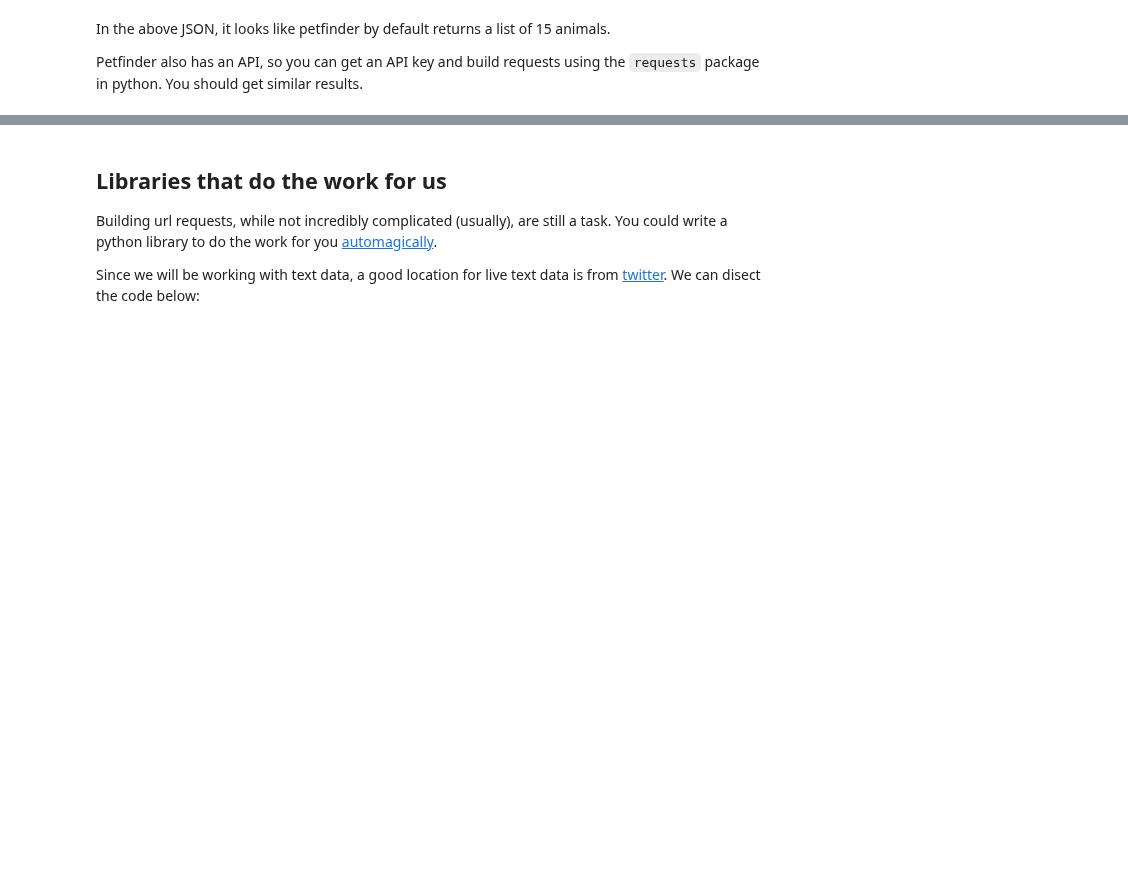
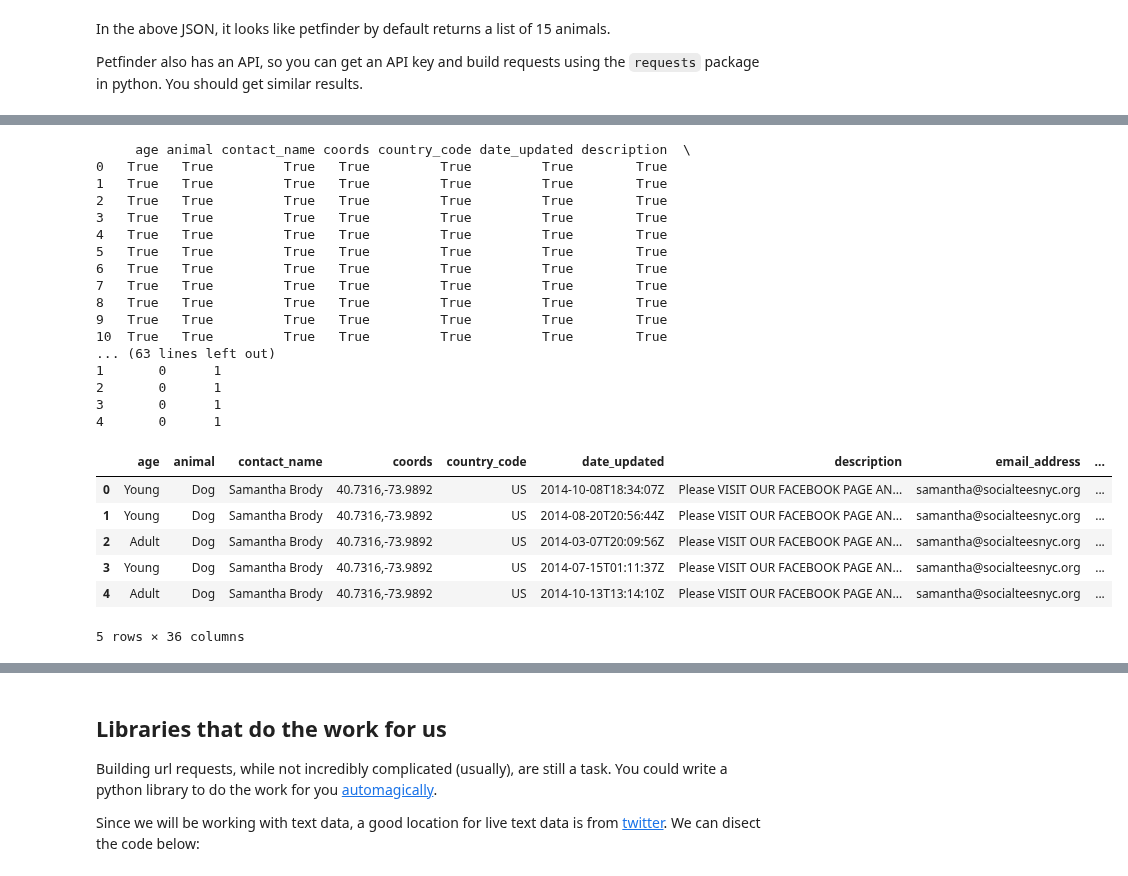
Before and after one commit to podopie/DAT18NYC, a Jupyter notebook: classes/09-text_nltk.ipynb, the cells around one changed output, grey strips where cells are left out. Saved outputs shown, nothing was run; the diff lists cells and outputs as text; code cells hidden in the pictures; blank space fills up the shorter version.

```diff
--- a/classes/09-text_nltk.ipynb
+++ b/classes/09-text_nltk.ipynb
@@ -86,0 +126,6 @@ Petfinder also has an API, so you can get an API key and build requests using th
+# %%
+petdf['is_terrier'] = 0 # let's default to 0, so we only need to update as we recognize values
+petdf.ix[petdf.primary_breed.str.contains('Terrier'), 'is_terrier'] = 1
+petdf.ix[(petdf.secondary_breed.notnull()) & (petdf.secondary_breed.str.contains('Terrier')), 'is_terrier'] = 1
+
+print petdf.groupby('is_terrier').age.count()
@@ -86,0 +154,41 @@ Petfinder also has an API, so you can get an API key and build requests using th
+# %%
+import numpy as np
+
+# simple proof of concept on how concat works; otherwise, ignore
+newdf = pd.concat([petdf[:7], petdf[7:]])
+print newdf == petdf
+# NaN is always false on equality (python gotcha!)
+print
+print 'numpy nan truth check!'
+print np.nan == np.nan
+print
+sizes = pd.get_dummies(petdf['size'])
+print sizes.head()
+
+petdf_wsizes = petdf.join(sizes)
+petdf_wsizes.head()
+# %% [output]
+     age animal contact_name coords country_code date_updated description  \
+0   True   True         True   True         True         True        True
+1   True   True         True   True         True         True        True
+2   True   True         True   True         True         True        True
+3   True   True         True   True         True         True        True
+4   True   True         True   True         True         True        True
+5   True   True         True   True         True         True        True
+6   True   True         True   True         True         True        True
+7   True   True         True   True         True         True        True
+8   True   True         True   True         True         True        True
+9   True   True         True   True         True         True        True
+10  True   True         True   True         True         True        True
+... (63 lines left out)
+1       0      1
+2       0      1
+3       0      1
+4       0      1
+|  | age | animal | contact_name | coords | country_code | date_updated | description | email_address | ... |
+| 0 | Young | Dog | Samantha Brody | 40.7316,-73.9892 | US | 2014-10-08T18:34:07Z | Please VISIT OUR FACEBOOK PAGE AN... | samantha@socialteesnyc.org | ... |
+| 1 | Young | Dog | Samantha Brody | 40.7316,-73.9892 | US | 2014-08-20T20:56:44Z | Please VISIT OUR FACEBOOK PAGE AN... | samantha@socialteesnyc.org | ... |
+| 2 | Adult | Dog | Samantha Brody | 40.7316,-73.9892 | US | 2014-03-07T20:09:56Z | Please VISIT OUR FACEBOOK PAGE AN... | samantha@socialteesnyc.org | ... |
+| 3 | Young | Dog | Samantha Brody | 40.7316,-73.9892 | US | 2014-07-15T01:11:37Z | Please VISIT OUR FACEBOOK PAGE AN... | samantha@socialteesnyc.org | ... |
+| 4 | Adult | Dog | Samantha Brody | 40.7316,-73.9892 | US | 2014-10-13T13:14:10Z | Please VISIT OUR FACEBOOK PAGE AN... | samantha@socialteesnyc.org | ... |
+5 rows × 36 columns
```
Also changed, not shown: parts of 35 cells of this notebook, 2 other files.
